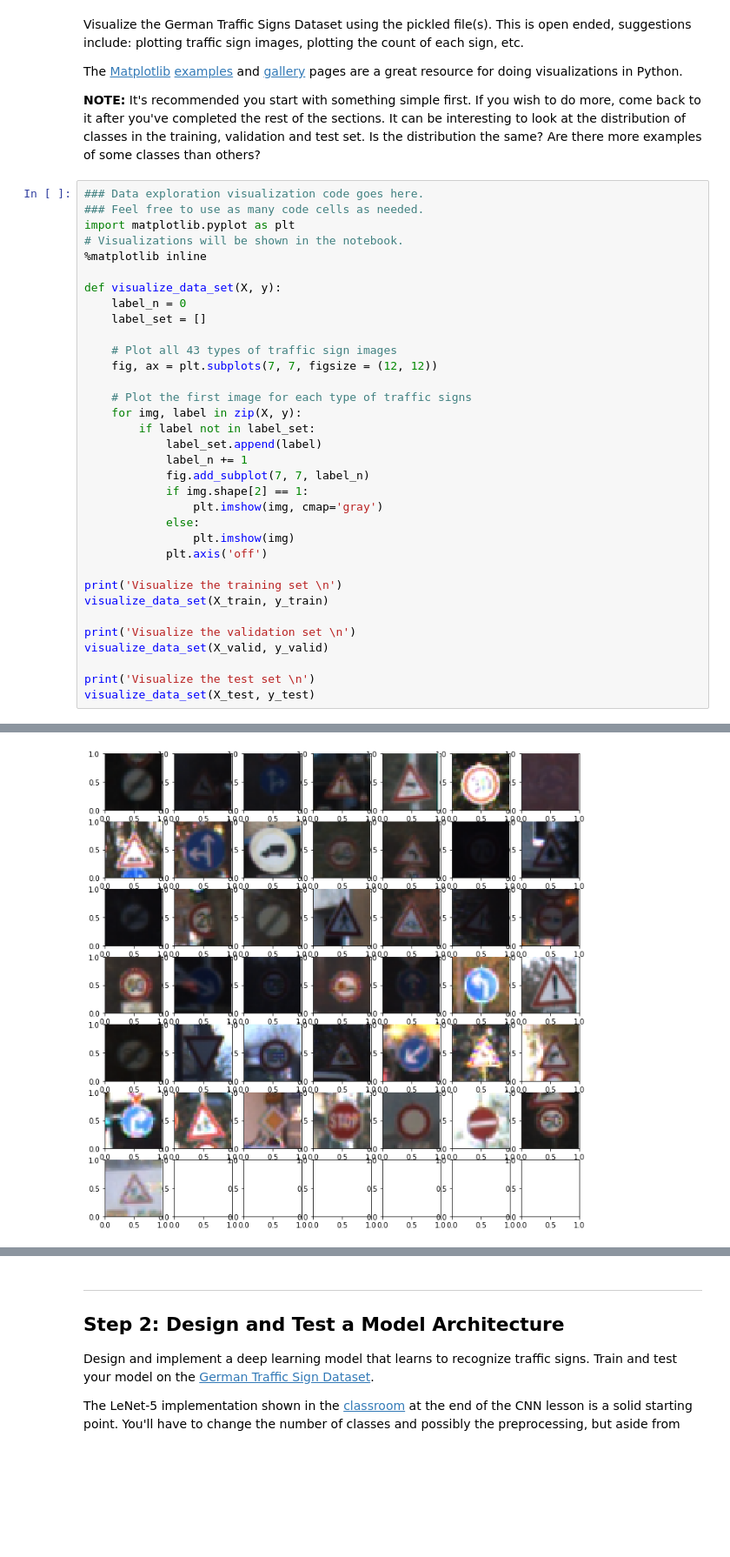
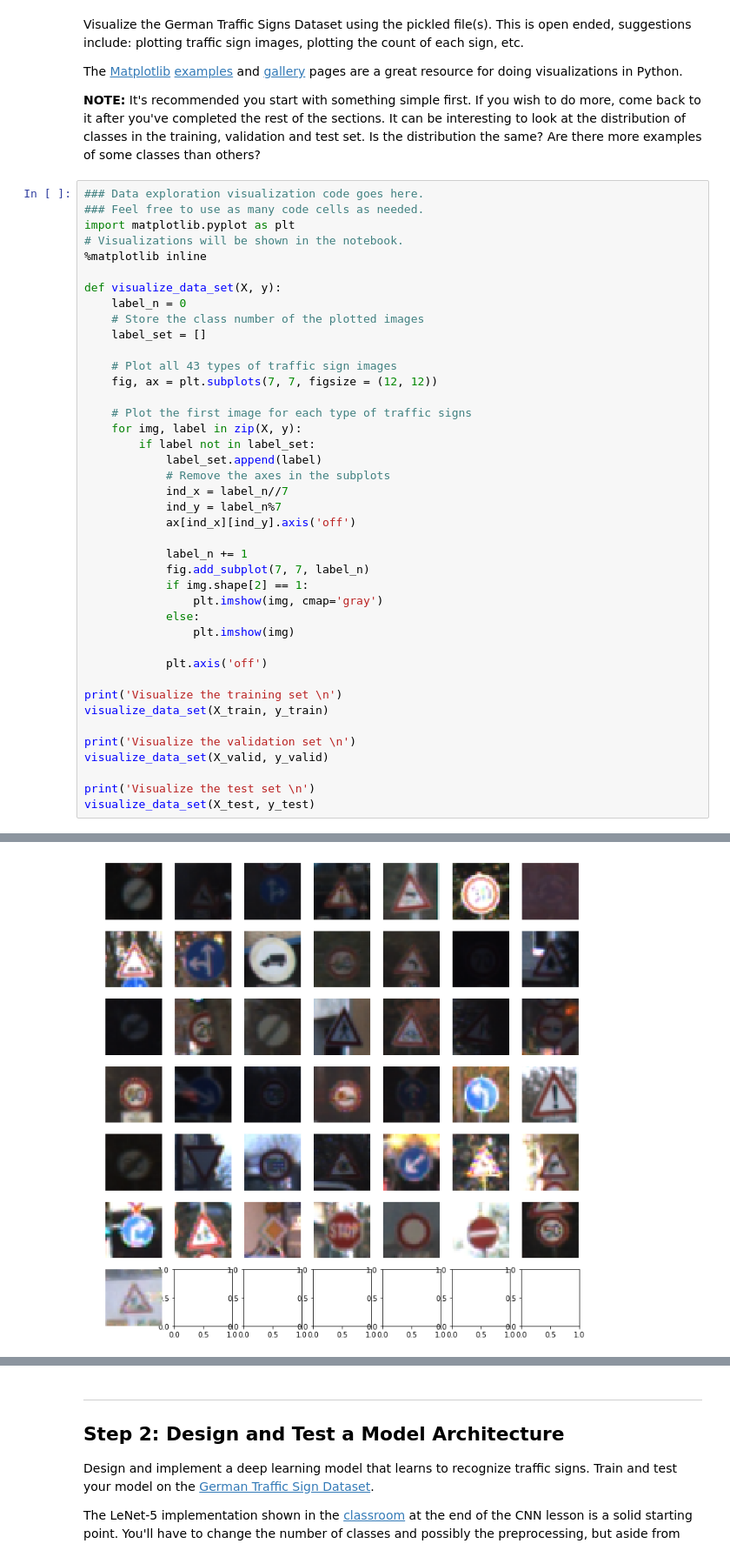
Before and after one commit to RobotMa/CarND-Traffic-Sign-Classifier-New, a Jupyter notebook: Traffic_Sign_Classifier.ipynb, the cells around one changed output, grey strips where cells are left out. Shown: that part at 87% size. Cells and saved outputs as stored; diff of their text form; blank space fills up the shorter version.

Commit message:
removed axes in subplots & added bar plot visualization of the training set

```diff
--- a/Traffic_Sign_Classifier.ipynb
+++ b/Traffic_Sign_Classifier.ipynb
@@ -112,6 +112,7 @@ import matplotlib.pyplot as plt
 
 def visualize_data_set(X, y):
     label_n = 0
+    # Store the class number of the plotted images
     label_set = []
 
     # Plot all 43 types of traffic sign images
@@ -121,12 +122,18 @@ def visualize_data_set(X, y):
     for img, label in zip(X, y):
         if label not in label_set:
             label_set.append(label)
+            # Remove the axes in the subplots
+            ind_x = label_n//7
+            ind_y = label_n%7
+            ax[ind_x][ind_y].axis('off')
+
             label_n += 1
             fig.add_subplot(7, 7, label_n)
             if img.shape[2] == 1:
                 plt.imshow(img, cmap='gray')
             else:
                 plt.imshow(img)
+
             plt.axis('off')
 
 print('Visualize the training set \n')
@@ -147 +154 @@ Visualize the test set
-[figure, old version]
+[figure, new version]
```
Also changed, not shown: parts of 6 cells of this notebook.
